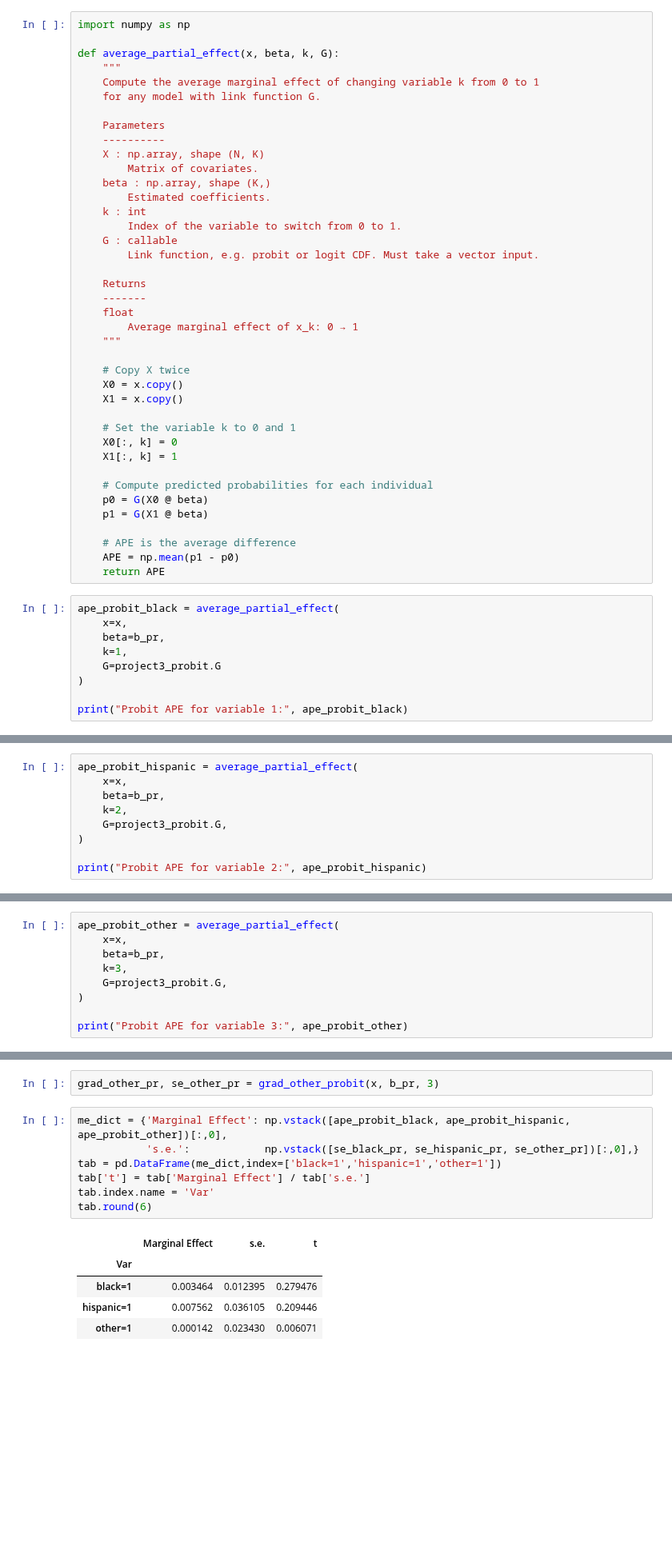
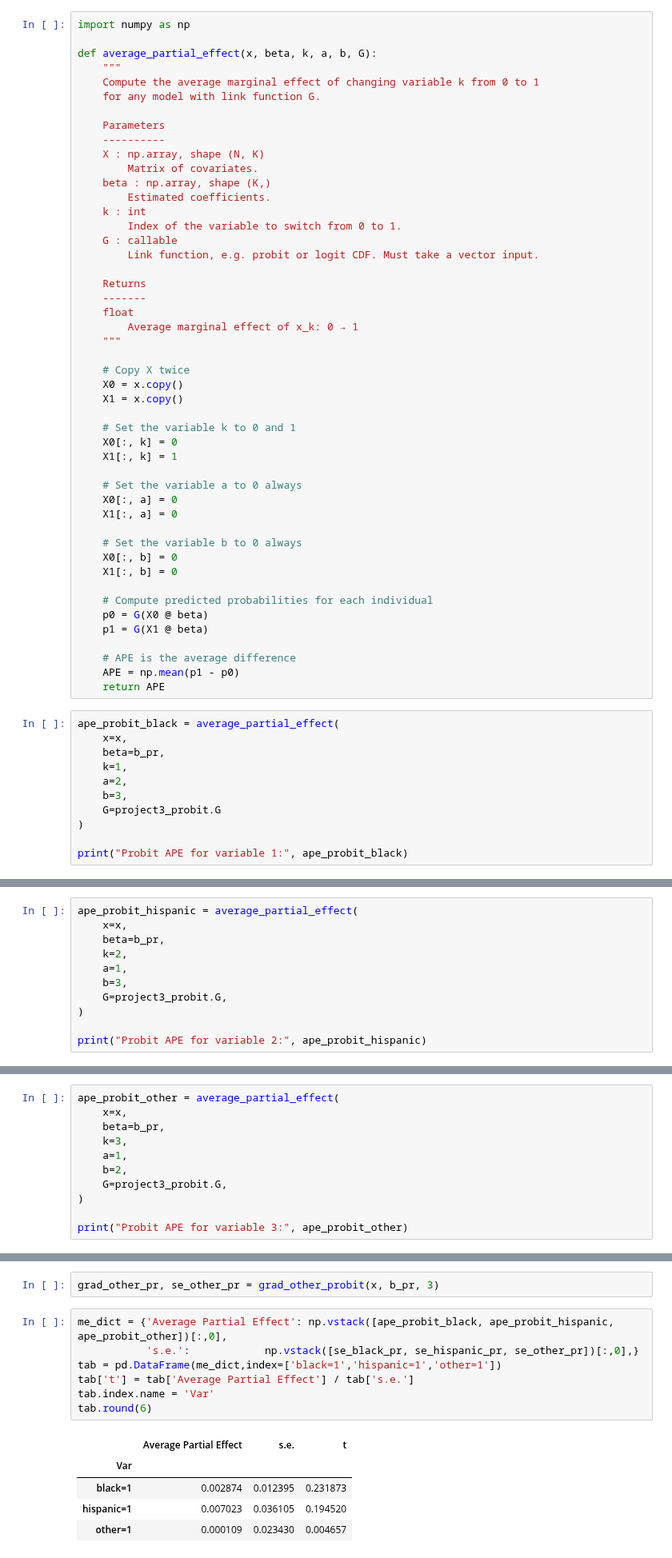
Before and after one commit to LucasJantunen/AdvMicroEconometrics, a Jupyter notebook: Project 3./project3.ipynb, the cells around one changed output, grey strips where cells are left out. Shown at 80% size. Drawn from its saved outputs; the diff is of its cells as text; blank space fills up the shorter version.

```diff
--- a/Project 3./project3.ipynb
+++ b/Project 3./project3.ipynb
@@ -571,7 +571,7 @@ b_lg = logit_tab.theta.values
 # %%
 import numpy as np
 
-def average_partial_effect(x, beta, k, G):
+def average_partial_effect(x, beta, k, a, b, G):
     """
     Compute the average marginal effect of changing variable k from 0 to 1
     for any model with link function G.
@@ -601,6 +601,14 @@ def average_partial_effect(x, beta, k, G):
     X0[:, k] = 0
     X1[:, k] = 1
 
+    # Set the variable a to 0 always
+    X0[:, a] = 0
+    X1[:, a] = 0
+
+    # Set the variable b to 0 always
+    X0[:, b] = 0
+    X1[:, b] = 0
+
     # Compute predicted probabilities for each individual
     p0 = G(X0 @ beta)
     p1 = G(X1 @ beta)
@@ -613,6 +621,8 @@ ape_probit_black = average_partial_effect(
     x=x,
     beta=b_pr,
     k=1,
+    a=2,
+    b=3,
     G=project3_probit.G
 )
 
@@ -647,6 +659,8 @@ ape_probit_hispanic = average_partial_effect(
     x=x,
     beta=b_pr,
     k=2,
+    a=1,
+    b=3,
     G=project3_probit.G,
 )
 
@@ -681,6 +697,8 @@ ape_probit_other = average_partial_effect(
     x=x,
     beta=b_pr,
     k=3,
+    a=1,
+    b=2,
     G=project3_probit.G,
 )
 
@@ -805,18 +825,18 @@ def grad_other_probit(x, beta, k):
 # %%
 grad_other_pr, se_other_pr = grad_other_probit(x, b_pr, 3)
 # %%
-me_dict = {'Marginal Effect': np.vstack([ape_probit_black, ape_probit_hispanic, ape_probit_other])[:,0],
+me_dict = {'Average Partial Effect': np.vstack([ape_probit_black, ape_probit_hispanic, ape_probit_other])[:,0],
            's.e.':            np.vstack([se_black_pr, se_hispanic_pr, se_other_pr])[:,0],}
 tab = pd.DataFrame(me_dict,index=['black=1','hispanic=1','other=1'])
-tab['t'] = tab['Marginal Effect'] / tab['s.e.']
+tab['t'] = tab['Average Partial Effect'] / tab['s.e.']
 tab.index.name = 'Var'
 tab.round(6)
 # %% [output]
-|  | Marginal Effect | s.e. | t |
+|  | Average Partial Effect | s.e. | t |
 | Var |  |  |  |
-| black=1 | 0.003464 | 0.012395 | 0.279476 |
-| hispanic=1 | 0.007562 | 0.036105 | 0.209446 |
-| other=1 | 0.000142 | 0.023430 | 0.006071 |
+| black=1 | 0.002874 | 0.012395 | 0.231873 |
+| hispanic=1 | 0.007023 | 0.036105 | 0.194520 |
+| other=1 | 0.000109 | 0.023430 | 0.004657 |
 # %% [markdown]
 ## Black (logit)
 # %%
```
Also changed, not shown: parts of 10 cells of this notebook.
